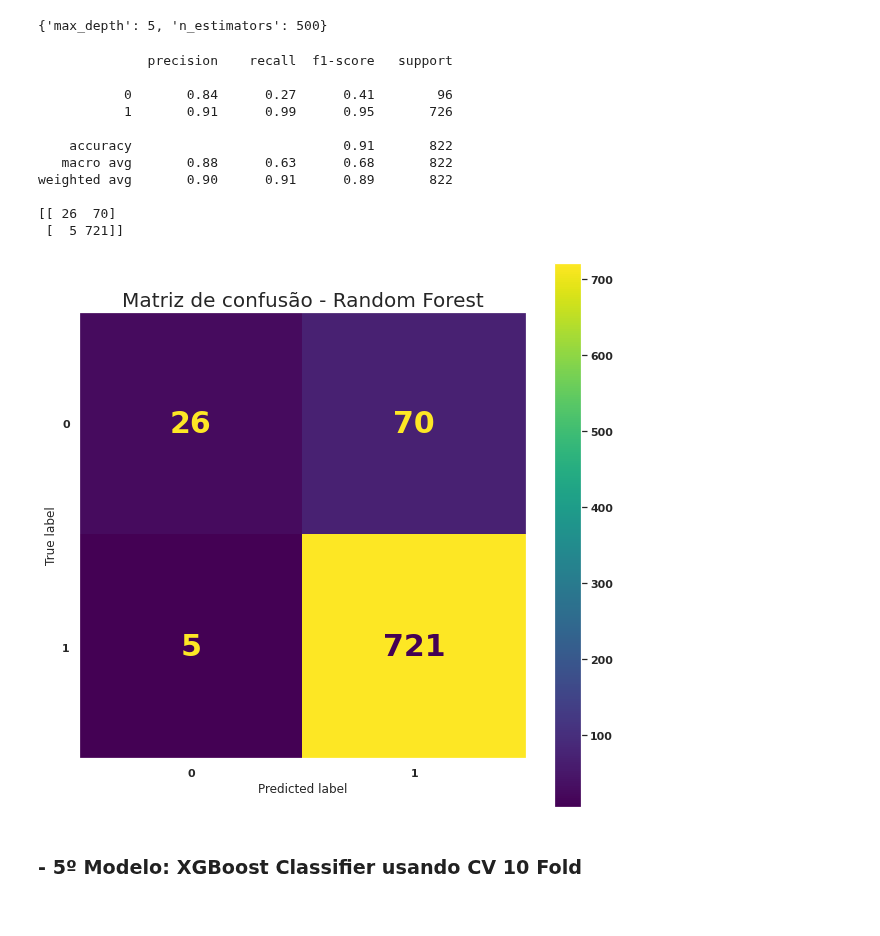
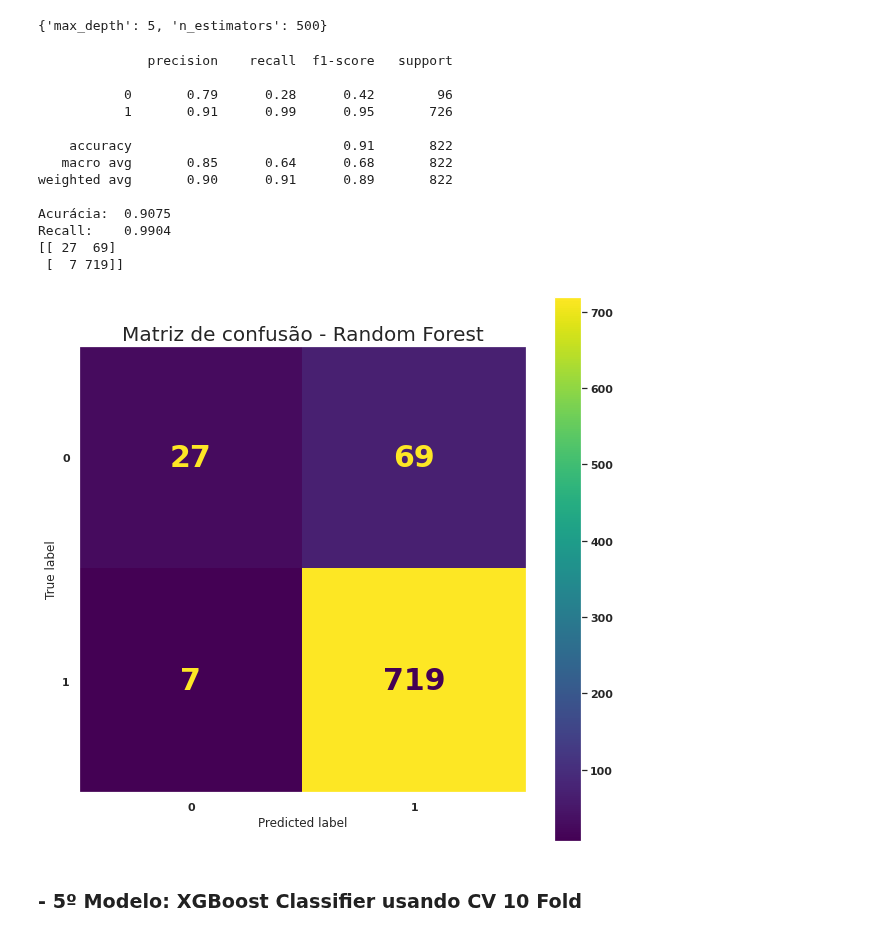
Before and after one commit to faustinothiagos/Project_Workshop_3_DS_Digital_House, a Jupyter notebook: workshop3.ipynb, the cells around one changed output. Cells and saved outputs as stored; diff of their text form; code cells hidden in the pictures.

```diff
--- a/workshop3.ipynb
+++ b/workshop3.ipynb
@@ -947,7 +947,7 @@ gridsearch_rfclf = GridSearchCV(rfclassifier,
                               refit = 'accuracy'
                               )
 
-results_gsclf = gridsearch_rfclf.fit(X_train, y_train)
+results_gsclf = gridsearch_rfclf.fit(X_train_todas_feats, y_train_todas_feats)
 
 # pd.DataFrame(gridsearch_clf.cv_results_)
 # %% [output]
@@ -958,30 +958,32 @@ results_gsclf.best_params_
 # %% [output]
 {'max_depth': 5, 'n_estimators': 500}
 # %%
-print(metrics.classification_report(y_test, gridsearch_rfclf.predict(X_test)))
+print(metrics.classification_report(y_test_todas_feats, gridsearch_rfclf.predict(X_test_todas_feats)))
 print('Acurácia: ', metrics.accuracy_score(y_test_todas_feats, gridsearch_rfclf.predict(X_test_todas_feats)).round(4))
 print('Recall:   ', metrics.recall_score(y_test_todas_feats, gridsearch_rfclf.predict(X_test_todas_feats)).round(4))
-print(confusion_matrix(y_test, gridsearch_rfclf.predict(X_test)))
-cmp4 = ConfusionMatrixDisplay(confusion_matrix(y_test, gridsearch_rfclf.predict(X_test)))
+print(confusion_matrix(y_test_todas_feats, gridsearch_rfclf.predict(X_test_todas_feats)))
+cmp4 = ConfusionMatrixDisplay(confusion_matrix(y_test_todas_feats, gridsearch_rfclf.predict(X_test_todas_feats)))
 fig, ax = plt.subplots(figsize=(10,10))
 plt.grid(False)
 cmp4.plot(ax=ax)
 plt.rc('font', **font)
 plt.title('Matriz de confusão - Random Forest', fontsize = 20)
 plt.show()
 # %% [output]
               precision    recall  f1-score   support
 
-           0       0.84      0.27      0.41        96
+           0       0.79      0.28      0.42        96
            1       0.91      0.99      0.95       726
 
     accuracy                           0.91       822
-   macro avg       0.88      0.63      0.68       822
+   macro avg       0.85      0.64      0.68       822
 weighted avg       0.90      0.91      0.89       822
 
-[[ 26  70]
- [  5 721]]
+Acurácia:  0.9075
+Recall:    0.9904
+[[ 27  69]
+ [  7 719]]
-[figure, old version]
+[figure, new version]
 # %% [markdown]
 ### __- 5º Modelo:__ XGBoost Classifier usando CV 10 Fold
 # %%
```
Also changed, not shown: parts of 11 cells of this notebook, 1 other file.
